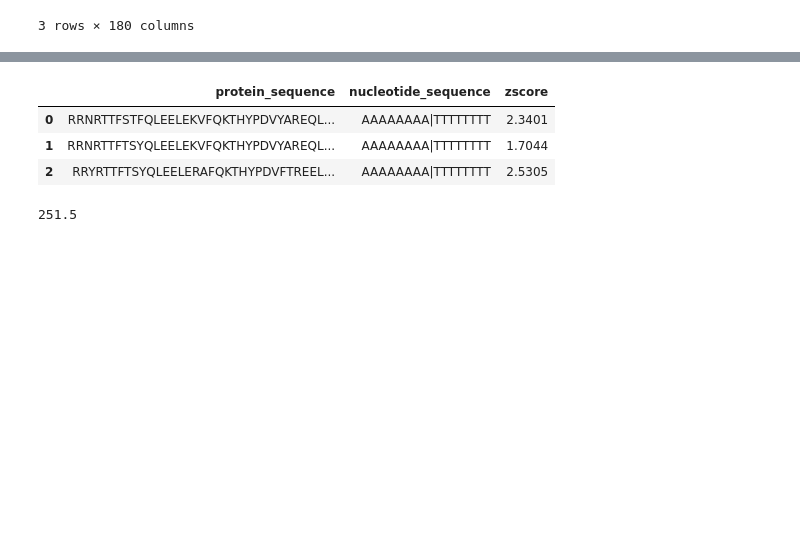
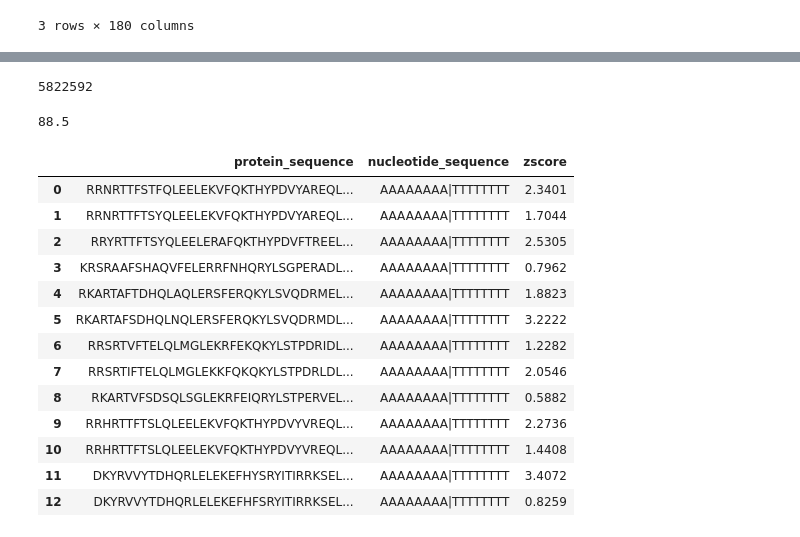
Before and after one commit to leepaul009/pri_model, a Jupyter notebook: dataset/_test_dataset.ipynb, the cells around one changed output, grey strips where cells are left out. Drawn from its saved outputs; the diff is of its cells as text; code cells hidden in the pictures; blank space fills up the shorter version.

```diff
--- a/dataset/_test_dataset.ipynb
+++ b/dataset/_test_dataset.ipynb
@@ -410,0 +501,8 @@ out_df.to_csv('../data/hox_zscore.csv', index=False, sep='\t')
+# %%
+32896 177  5822592
+# %% [output]
+5822592
+# %%
+177/2
+# %% [output]
+88.5
@@ -411,15 +574,21 @@ out_df.to_csv('../data/hox_zscore.csv', index=False, sep='\t')
 # %%
 
 data_file = '../data/hox_zscore.csv'
 
 df = pd.read_csv(data_file, sep='\t')
-df.head(3)
+df.head(13)
 # %% [output]
 |  | protein_sequence | nucleotide_sequence | zscore |
 | 0 | RRNRTTFSTFQLEELEKVFQKTHYPDVYAREQL... | AAAAAAAA|TTTTTTTT | 2.3401 |
 | 1 | RRNRTTFTSYQLEELEKVFQKTHYPDVYAREQL... | AAAAAAAA|TTTTTTTT | 1.7044 |
 | 2 | RRYRTTFTSYQLEELERAFQKTHYPDVFTREEL... | AAAAAAAA|TTTTTTTT | 2.5305 |
+| 3 | KRSRAAFSHAQVFELERRFNHQRYLSGPERADL... | AAAAAAAA|TTTTTTTT | 0.7962 |
+| 4 | RKARTAFTDHQLAQLERSFERQKYLSVQDRMEL... | AAAAAAAA|TTTTTTTT | 1.8823 |
+| 5 | RKARTAFSDHQLNQLERSFERQKYLSVQDRMDL... | AAAAAAAA|TTTTTTTT | 3.2222 |
+| 6 | RRSRTVFTELQLMGLEKRFEKQKYLSTPDRIDL... | AAAAAAAA|TTTTTTTT | 1.2282 |
+| 7 | RRSRTIFTELQLMGLEKKFQKQKYLSTPDRLDL... | AAAAAAAA|TTTTTTTT | 2.0546 |
+| 8 | RKARTVFSDSQLSGLEKRFEIQRYLSTPERVEL... | AAAAAAAA|TTTTTTTT | 0.5882 |
+| 9 | RRHRTTFTSLQLEELEKVFQKTHYPDVYVREQL... | AAAAAAAA|TTTTTTTT | 2.2736 |
+| 10 | RRHRTTFTSLQLEELEKVFQKTHYPDVYVREQL... | AAAAAAAA|TTTTTTTT | 1.4408 |
+| 11 | DKYRVVYTDHQRLELEKEFHYSRYITIRRKSEL... | AAAAAAAA|TTTTTTTT | 3.4072 |
+| 12 | DKYRVVYTDHQRLELEKEFHFSRYITIRRKSEL... | AAAAAAAA|TTTTTTTT | 0.8259 |
-# %%
-8048/32.
-# %% [output]
-251.5
```
Also changed, not shown: parts of 18 cells of this notebook, 11 other files.
